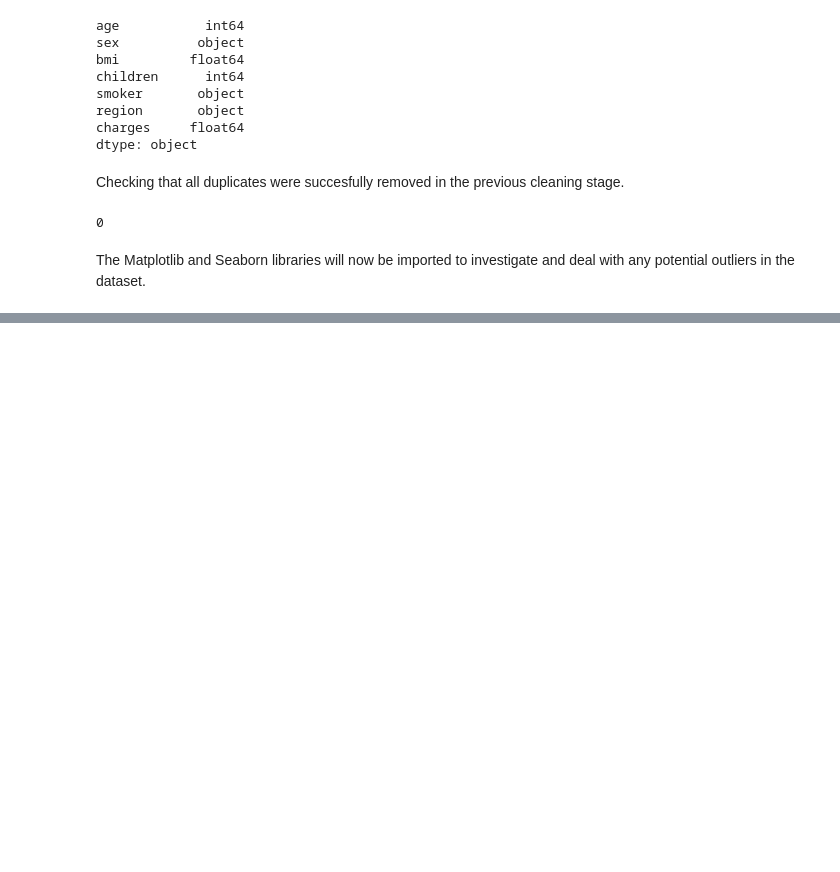
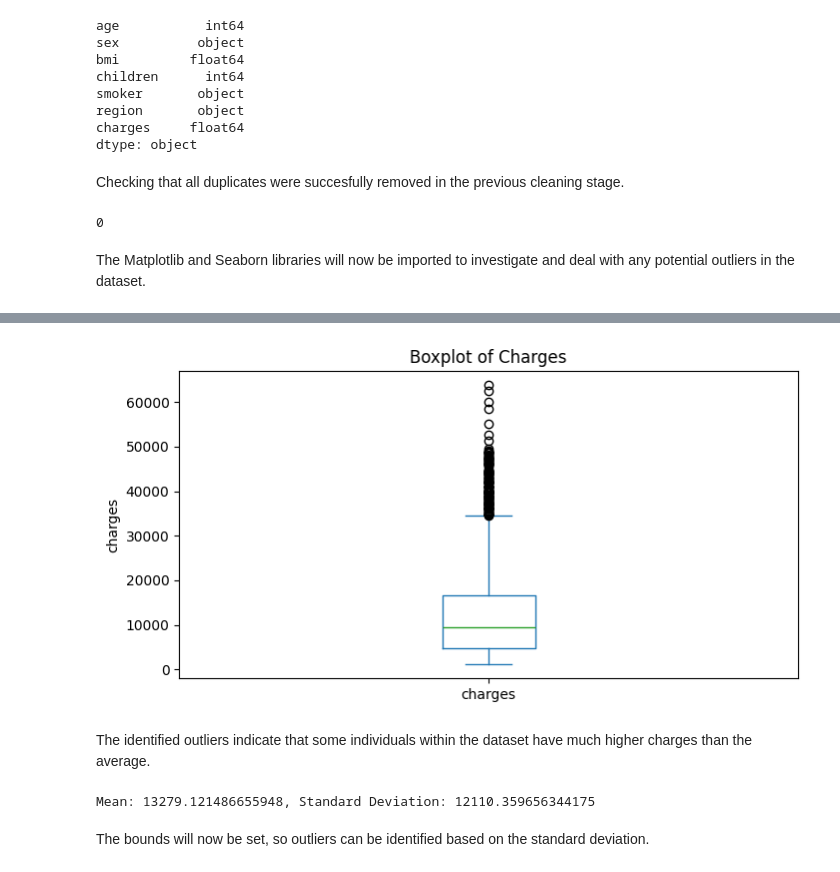
Before and after one commit to ksharpe-byte/Hackathon-1-Python_ETL_Visualisation, a Jupyter notebook: jupyter_notebooks/data_outliers.ipynb, the cells around one changed output, grey strips where cells are left out. Cells and saved outputs as stored; diff of their text form; code cells hidden in the pictures; blank space fills up the shorter version.

```diff
--- a/jupyter_notebooks/data_outliers.ipynb
+++ b/jupyter_notebooks/data_outliers.ipynb
@@ -82,0 +135,18 @@ import seaborn as sns
+# %%
+plt.figure(figsize=(8, 4))
+df['charges'].plot(kind='box')
+plt.title('Boxplot of Charges')
+plt.ylabel('charges')
+plt.show()
+# %% [output]
+[figure, added]
+# %% [markdown]
+The identified outliers indicate that some individuals within the dataset have much higher charges than the average.
+# %%
+mean = df['charges'].mean()
+std_dev = df['charges'].std()
+print(f"Mean: {mean}, Standard Deviation: {std_dev}")
+# %% [output]
+Mean: 13279.121486655948, Standard Deviation: 12110.359656344175
+# %% [markdown]
+The bounds will now be set, so outliers can be identified based on the standard deviation.
```
Also changed, not shown: parts of 8 cells of this notebook.
